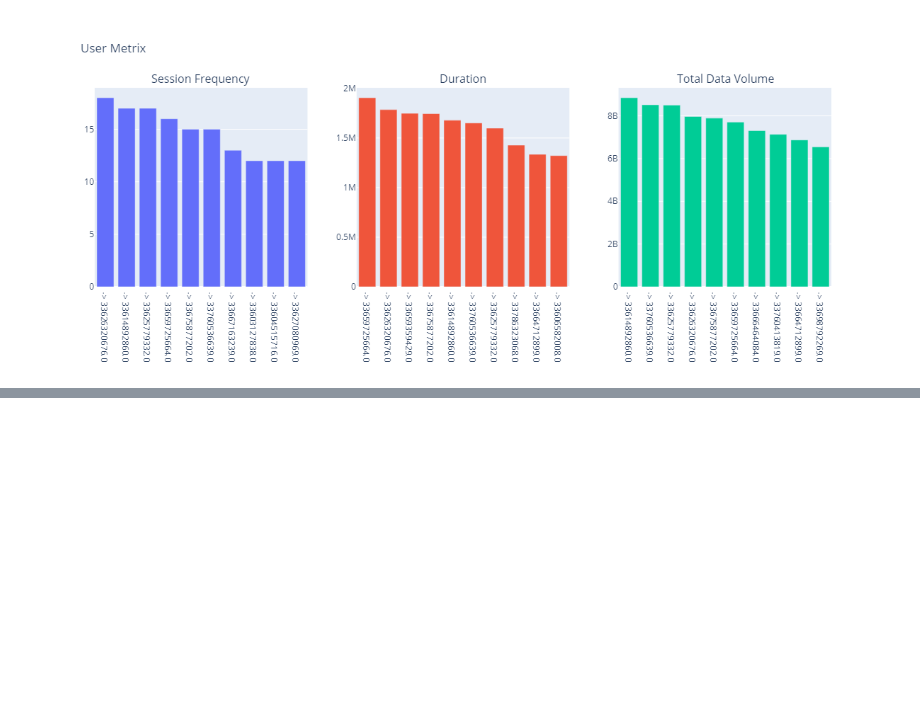
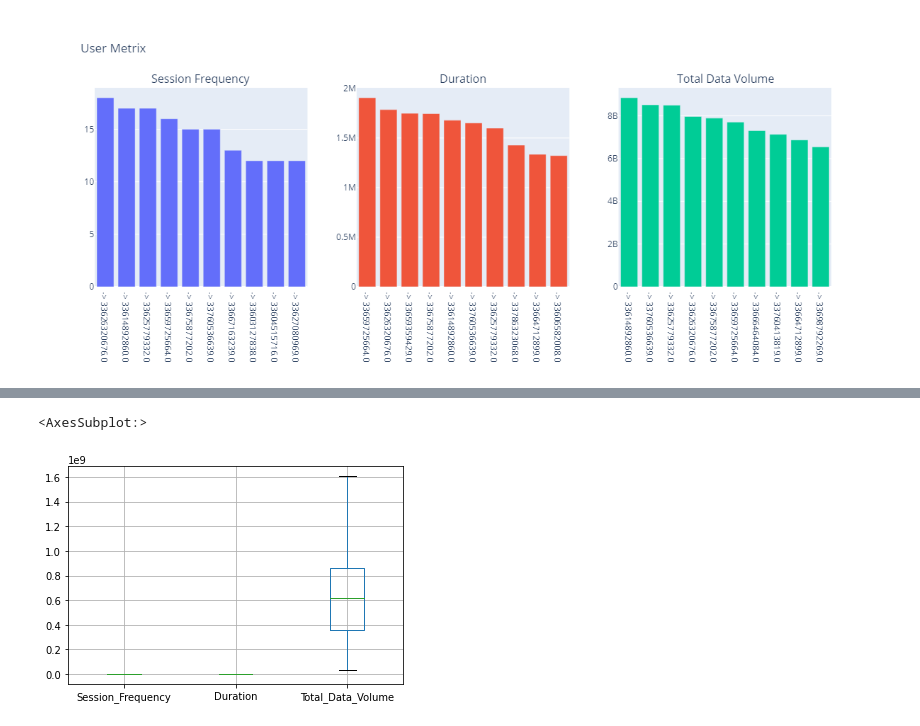
Before and after one commit to bkget/Telecom-Data-Analysis, a Jupyter notebook: notebooks/3.user_engagement_analysis.ipynb, the cells around one changed output, grey strips where cells are left out. Drawn from its saved outputs; the diff is of its cells as text; code cells hidden in the pictures; blank space fills up the shorter version.

```diff
--- a/notebooks/3.user_engagement_analysis.ipynb
+++ b/notebooks/3.user_engagement_analysis.ipynb
@@ -86,0 +96,8 @@ mult_hist([sessions, duration, total_data_volume], 1,
+# %%
+# Remove Outliers
+
+replace_outliers_with_iqr(user_engagement, ['Session_Frequency', 'Duration', 'Total_Data_Volume'])
+user_engagement.boxplot()
+# %% [output]
+<AxesSubplot:>
+[figure, added]
```
Also changed, not shown: parts of 2 cells of this notebook, 1 other file.
